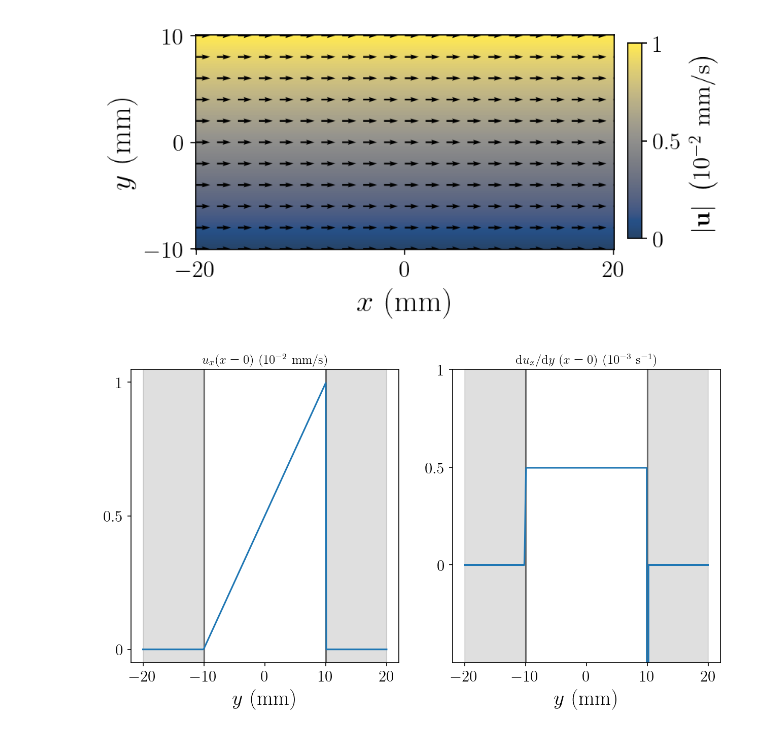
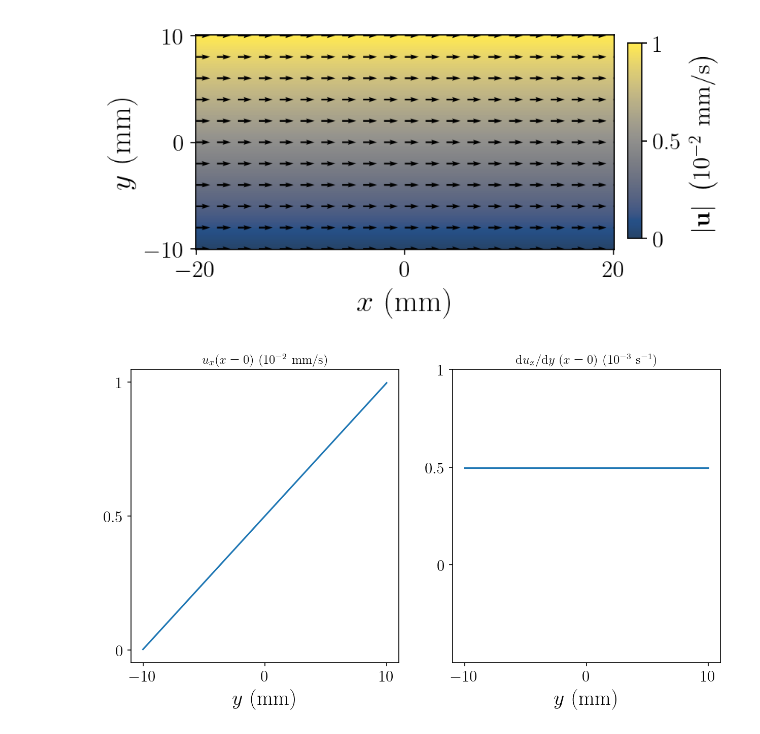
Before and after one commit to david16correa/LBM-benchmarks, a Jupyter notebook: 03 Couette/notebook/main.ipynb, the cells around one changed output. Drawn from its saved outputs; the diff is of its cells as text; code cells hidden in the pictures.

Commit message:
figures for winter meeting
dropbox was not running earlier...

```diff
--- a/03 Couette/notebook/main.ipynb
+++ b/03 Couette/notebook/main.ipynb
@@ -318,50 +318,54 @@ plt.show()
 # %% [output]
 [figure]
 # %%
-fig, ax = plt.subplots(1, 2, figsize = (10,5))
+def figureWM(df):
+#     df = df.query('coordinate_y <= 10 & coordinate_y >= -10')
+
+    fig, ax = plt.subplots(1, 2, figsize = (10,5))
+
+#     ax[0].axvline(-10, color = "k", alpha = 0.5)
+#     ax[0].axvline(10, color = "k", alpha = 0.5)
+#     ax[0].axvspan(-20, -10, color='gray', alpha=0.25)  # Shade the wall
+#     ax[0].axvspan(20, 10, color='gray', alpha=0.25)  # Shade the wall
+
+    ax[0].plot(df.coordinate_y, df.fluidVelocity_x)
+    ax[0].set_xlabel("$y$ (mm)")
+    ax[0].set_yticks([0, 0.005, 0.01])
+    ax[0].set_yticklabels(['0', '0.5', '1'])
+    ax[0].set_title("$u_x(x = 0)$ $\\left(10^{-2}~\\mathrm{mm}/\\mathrm{s}\\right)$")
+    ax[0].set_xticks([-10, 0, 10])
+    # ax[0].set_yticklabels(['0', '0.5', '1'])
+    # ax[0].set_title(f"$x = {fluidDf.query(f"id_x == {id}").iloc[0].filter(["coordinate_x"]).values[0]}$")
+    # ax.legend(loc='upper right')
+
+    # id = fluidDf.query("coordinate_x >= 0").reset_index().iloc[0].filter(["id_x"]).values[0]
+    h = df.coordinate_y.values[1] - df.coordinate_y.values[0]
+    df['dVx_dy'] = np.gradient(df['fluidVelocity_x'], h)
+
+#     ax[1].axvline(-10, color = "k", alpha = 0.5)
+#     ax[1].axvline(10, color = "k", alpha = 0.5)
+#     ax[1].axvspan(-20, -10, color='gray', alpha=0.25)  # Shade the wall
+#     ax[1].axvspan(20, 10, color='gray', alpha=0.25)  # Shade the wall
+
+    ax[1].plot(df.coordinate_y, df.dVx_dy)
+
+
+    ax[1].set_xlabel("$y$ (mm)")
+    ax[1].set_xticks([-10, 0, 10])
+    ax[1].set_title("$\\mathrm{d}u_x/\\mathrm{d}y~(x = 0)$  $\\left(10^{-3}~\\mathrm{s}^{-1}\\right)$")
+    ax[1].set_yticks([0, 0.0005, 0.001])
+    ax[1].set_yticklabels(['0', '0.5', '1'])
+
+
+    ax[1].set_ylim([-0.5e-3, 1e-3])
+    # ax[1].set_title(f"$x = {fluidDf.query(f"id_x == {id}").iloc[0].filter(["coordinate_x"]).values[0]}$")
+    # ax.legend(loc='upper right')
+
+    return fig, ax
 
 id = fluidDf.query("coordinate_x >= 0").reset_index().iloc[0].filter(["id_x"]).values[0]
-v_x = fluidDf.loc[id].filter(["coordinate_y", "fluidVelocity_x"])
-
-
-ax[0].axvline(-10, color = "k", alpha = 0.5)
-ax[0].axvline(10, color = "k", alpha = 0.5)
-ax[0].axvspan(-20, -10, color='gray', alpha=0.25)  # Shade the wall
-ax[0].axvspan(20, 10, color='gray', alpha=0.25)  # Shade the wall
-
-ax[0].plot(v_x.coordinate_y, v_x.fluidVelocity_x)
-ax[0].set_xlabel("$y$ (mm)")
-ax[0].set_yticks([0, 0.005, 0.01])
-ax[0].set_yticklabels(['0', '0.5', '1'])
-ax[0].set_title("$u_x(x = 0)$ $\\left(10^{-2}~\\mathrm{mm}/\\mathrm{s}\\right)$")
-ax[0].set_xticks([-20, -10, 0, 10, 20])
-# ax[0].set_yticklabels(['0', '0.5', '1'])
-# ax[0].set_title(f"$x = {fluidDf.query(f"id_x == {id}").iloc[0].filter(["coordinate_x"]).values[0]}$")
-# ax.legend(loc='upper right')
-
-# id = fluidDf.query("coordinate_x >= 0").reset_index().iloc[0].filter(["id_x"]).values[0]
-h = v_x.coordinate_y.values[1] - v_x.coordinate_y.values[0]
-v_x['dVx_dy'] = np.gradient(v_x['fluidVelocity_x'], h)
-
-ax[1].axvline(-10, color = "k", alpha = 0.5)
-ax[1].axvline(10, color = "k", alpha = 0.5)
-ax[1].axvspan(-20, -10, color='gray', alpha=0.25)  # Shade the wall
-ax[1].axvspan(20, 10, color='gray', alpha=0.25)  # Shade the wall
-
-ax[1].plot(v_x.coordinate_y, v_x.dVx_dy)
-
-
-ax[1].set_xlabel("$y$ (mm)")
-ax[1].set_xticks([-20, -10, 0, 10, 20])
-ax[1].set_title("$\\mathrm{d}u_x/\\mathrm{d}y~(x = 0)$  $\\left(10^{-3}~\\mathrm{s}^{-1}\\right)$")
-ax[1].set_yticks([0, 0.0005, 0.001])
-ax[1].set_yticklabels(['0', '0.5', '1'])
-
-
-ax[1].set_ylim([-0.5e-3, 1e-3])
-# ax[1].set_title(f"$x = {fluidDf.query(f"id_x == {id}").iloc[0].filter(["coordinate_x"]).values[0]}$")
-# ax.legend(loc='upper right')
-
+v_x = fluidDf.loc[id].filter(["coordinate_y", "fluidVelocity_x"]).query('coordinate_y <= 10 & coordinate_y >= -10')
+figureWM(v_x)
 plt.show()
 # %% [output]
-[figure, old version]
+[figure, new version]
```
Also changed, not shown: parts of 1 cell of this notebook, 3 other files.
